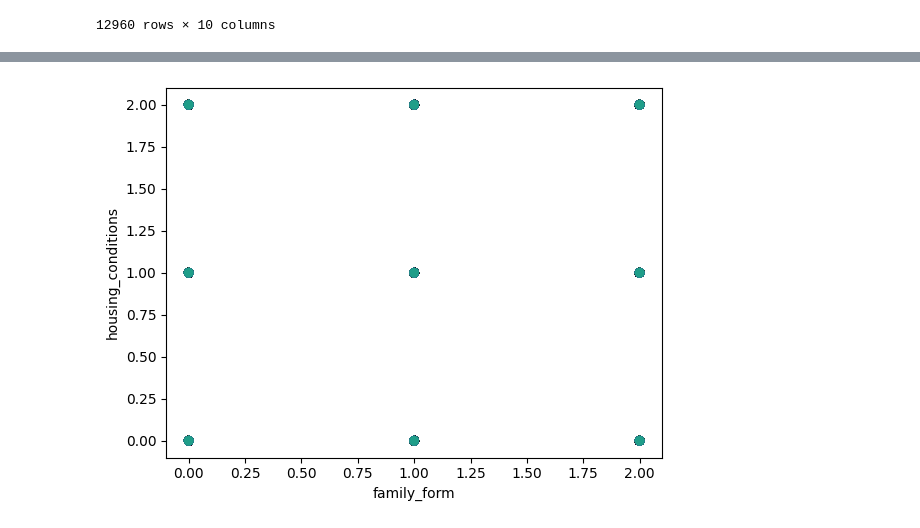
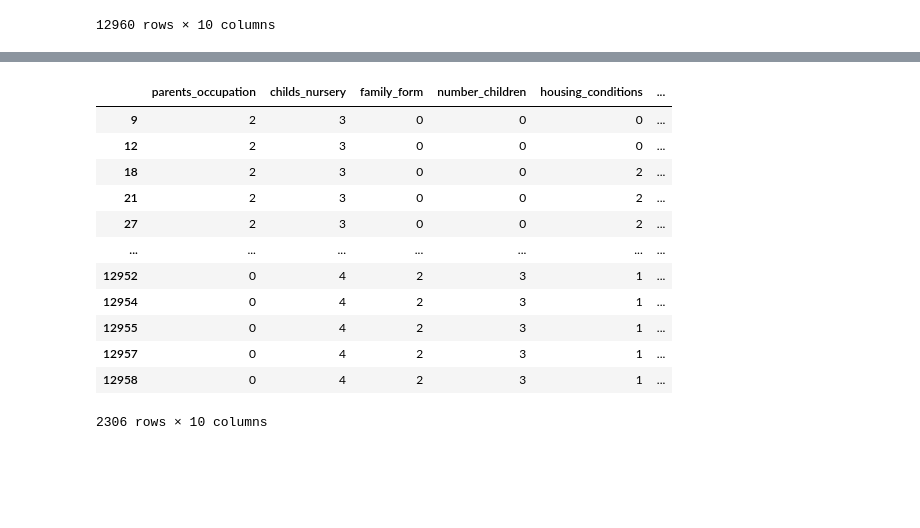
Before and after one commit to AlvaroGarcia-Cid/practica-4, a Jupyter notebook: LAB04_P3.ipynb, the cells around one changed output, grey strips where cells are left out. Saved outputs shown, nothing was run; the diff lists cells and outputs as text; code cells hidden in the pictures; blank space fills up the shorter version.

```diff
--- a/LAB04_P3.ipynb
+++ b/LAB04_P3.ipynb
@@ -274,12 +194,17 @@ dtype: object
-# %%
-import matplotlib.pyplot as plt
-plt.scatter(datos['housing_conditions'], datos['parents_occupation'] , c=kmeans.labels_)
-plt.xlabel('family_form')
-plt.ylabel('housing_conditions')
-plt.show()
-# %% [output]
-[figure, removed]
-# %%
-kmeans = KMeans(n_clusters=3)
-kmeans.fit(datos)
-labels = kmeans.labels_
+# %%
+datos2= datos.loc[(datos['grupo'] == 1)]
+datos2
+# %% [output]
+|  | parents_occupation | childs_nursery | family_form | number_children | housing_conditions | ... |
+| 9 | 2 | 3 | 0 | 0 | 0 | ... |
+| 12 | 2 | 3 | 0 | 0 | 0 | ... |
+| 18 | 2 | 3 | 0 | 0 | 2 | ... |
+| 21 | 2 | 3 | 0 | 0 | 2 | ... |
+| 27 | 2 | 3 | 0 | 0 | 2 | ... |
+| ... | ... | ... | ... | ... | ... | ... |
+| 12952 | 0 | 4 | 2 | 3 | 1 | ... |
+| 12954 | 0 | 4 | 2 | 3 | 1 | ... |
+| 12955 | 0 | 4 | 2 | 3 | 1 | ... |
+| 12957 | 0 | 4 | 2 | 3 | 1 | ... |
+| 12958 | 0 | 4 | 2 | 3 | 1 | ... |
+2306 rows × 10 columns
```
Also changed, not shown: parts of 13 cells of this notebook.
